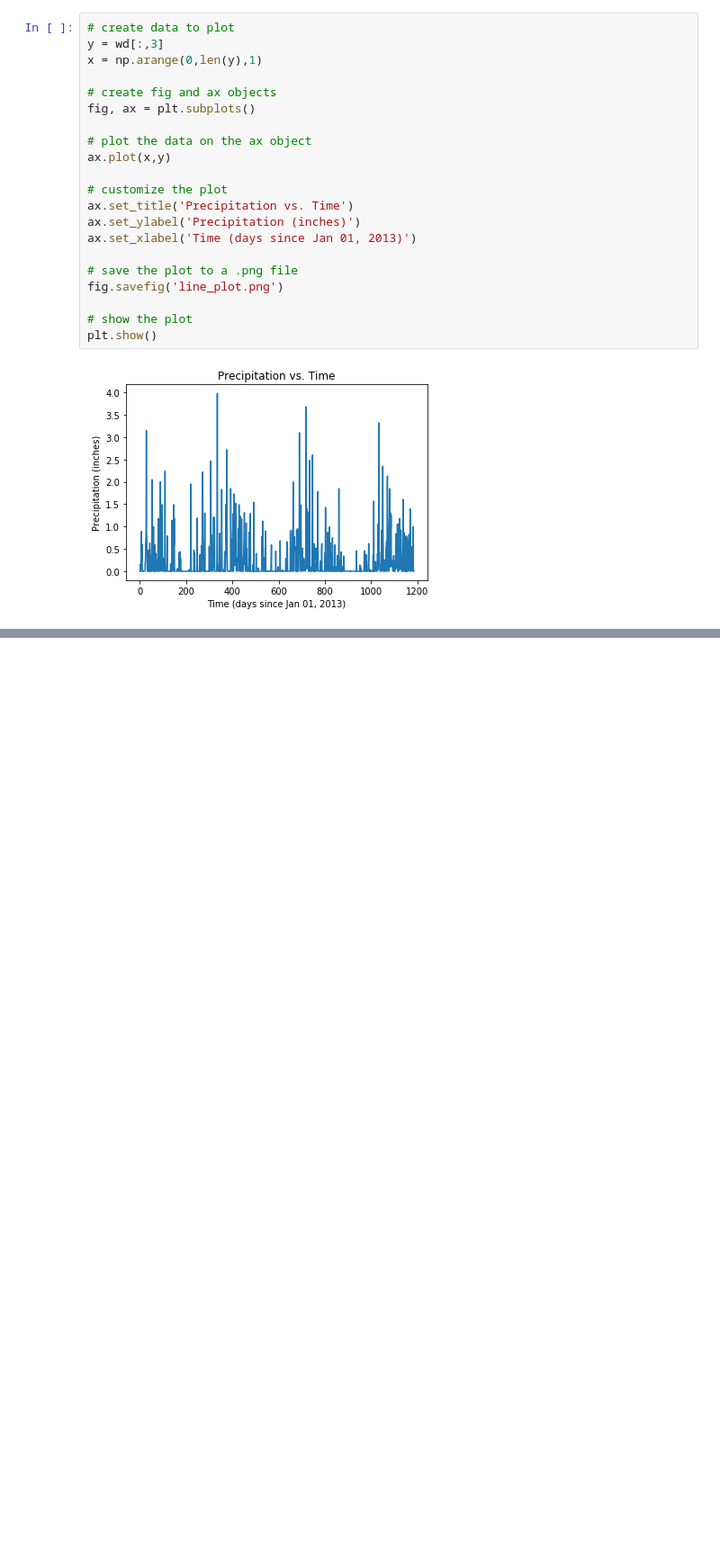
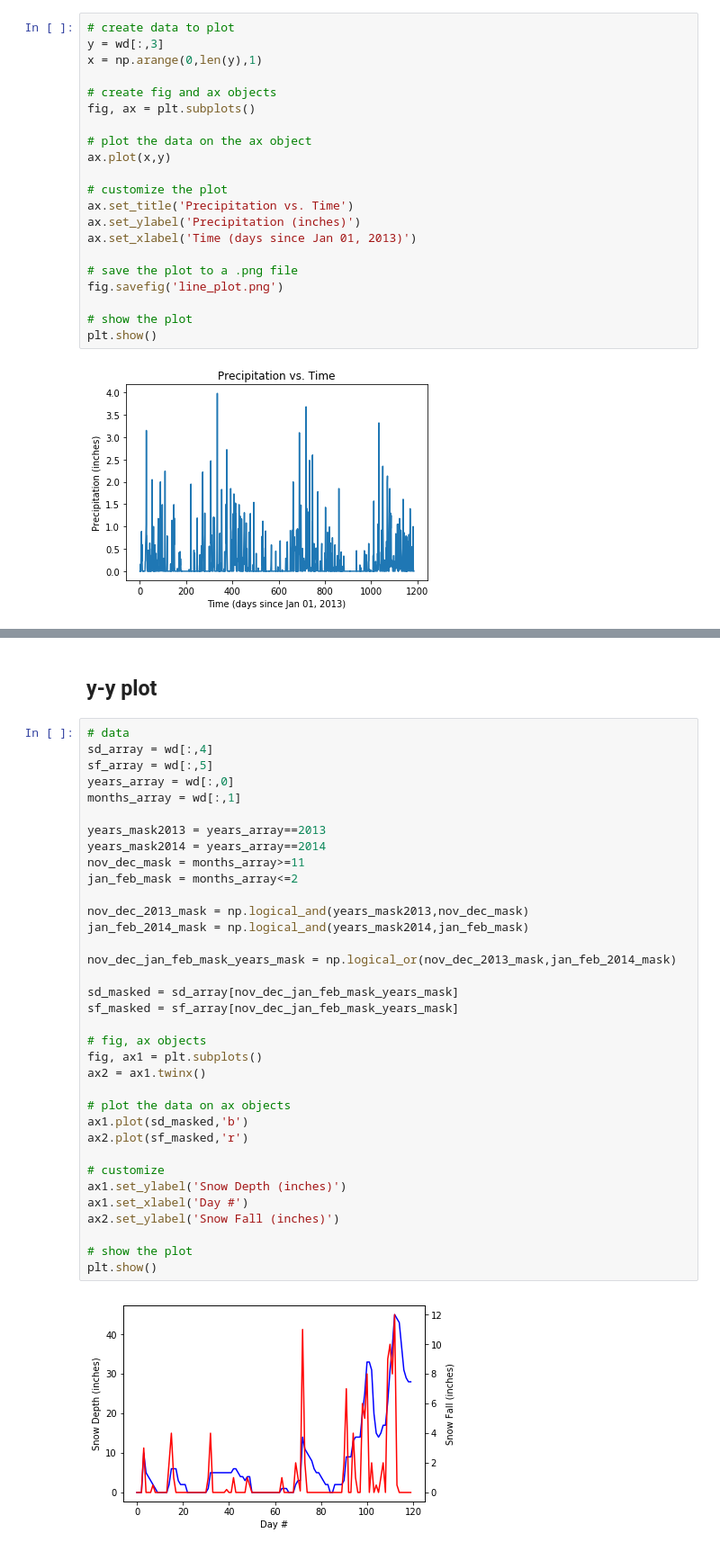
Before and after one commit to ProfessorKazarinoff/ENGR114-2020Q1, a Jupyter notebook: week4/Lab4_Plotting_Weather_Data.ipynb, the cells around one changed output, grey strips where cells are left out. Shown at 90% size. Saved outputs shown, nothing was run; the diff lists cells and outputs as text; blank space fills up the shorter version.

```diff
--- a/week4/Lab4_Plotting_Weather_Data.ipynb
+++ b/week4/Lab4_Plotting_Weather_Data.ipynb
@@ -112,0 +209,39 @@ plt.show()
+# %% [markdown]
+## y-y plot
+# %%
+# data
+sd_array = wd[:,4]
+sf_array = wd[:,5]
+years_array = wd[:,0]
+months_array = wd[:,1]
+
+years_mask2013 = years_array==2013
+years_mask2014 = years_array==2014
+nov_dec_mask = months_array>=11
+jan_feb_mask = months_array<=2
+
+nov_dec_2013_mask = np.logical_and(years_mask2013,nov_dec_mask)
+jan_feb_2014_mask = np.logical_and(years_mask2014,jan_feb_mask)
+
+nov_dec_jan_feb_mask_years_mask = np.logical_or(nov_dec_2013_mask,jan_feb_2014_mask)
+
+sd_masked = sd_array[nov_dec_jan_feb_mask_years_mask]
+sf_masked = sf_array[nov_dec_jan_feb_mask_years_mask]
+
+# fig, ax objects
+fig, ax1 = plt.subplots()
+ax2 = ax1.twinx()
+
+# plot the data on ax objects
+ax1.plot(sd_masked,'b')
+ax2.plot(sf_masked,'r')
+
+# customize
+ax1.set_ylabel('Snow Depth (inches)')
+ax1.set_xlabel('Day #')
+ax2.set_ylabel('Snow Fall (inches)')
+
+# show the plot
+plt.show()
+# %% [output]
+[figure, added]
```
Also changed, not shown: parts of 7 cells of this notebook, 1 other file.
